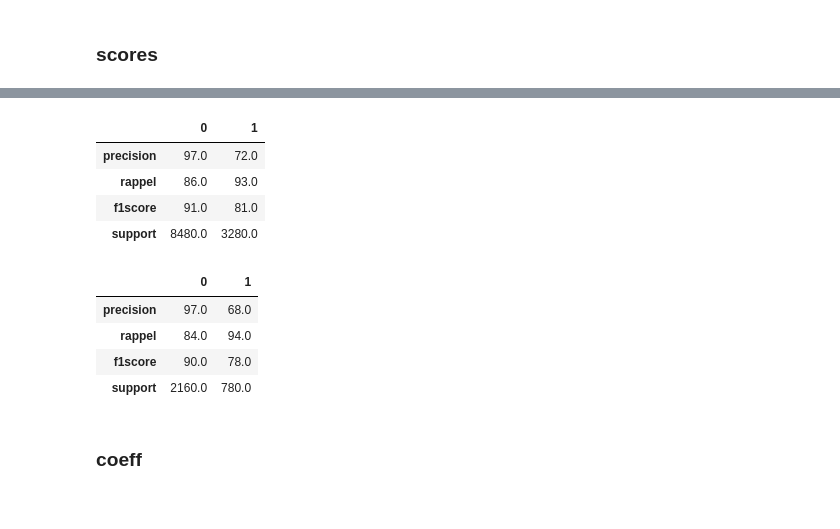
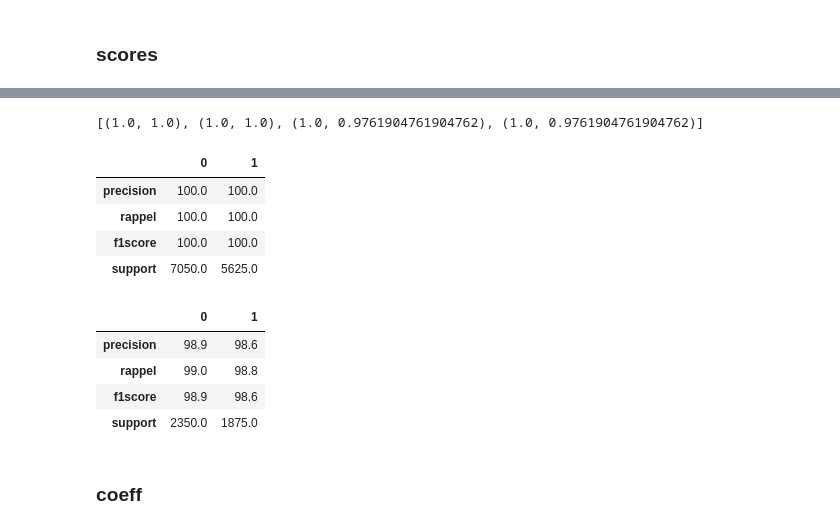
Before and after one commit to lhericourt/adn_circulant, a Jupyter notebook: notebooks/analyse_cv_results.ipynb, the cells around one changed output, grey strips where cells are left out. Drawn from its saved outputs; the diff is of its cells as text; code cells hidden in the pictures.

```diff
--- a/notebooks/analyse_cv_results.ipynb
+++ b/notebooks/analyse_cv_results.ipynb
@@ -76 +76,3 @@ nb_features = 92
 features_name = [x[0] for x in c.most_common()[:nb_features]]
+# %%
+features_name = [x.replace('zscore', 'ratio') for x in features_name]
@@ -80,5 +104,5 @@ features_name = [x[0] for x in c.most_common()[:nb_features]]
 from sklearn.linear_model import LogisticRegression
 from sklearn.model_selection import cross_val_score
 # %%
-X = pickle.load(open(Path('..') / 'features' / 'X.pkl', 'rb'))
-y = pickle.load(open(Path('..') / 'features' / 'y.pkl', 'rb'))
+X = pickle.load(open(Path('..') / 'features' / 'score2' / 'X.pkl', 'rb'))
+y = pickle.load(open(Path('..') / 'features' / 'score2' / 'y.pkl', 'rb'))
@@ -96,3 +126,0 @@ print(len([x for x in y if x ==0]))
-# %%
-lr = LogisticRegression(class_weight='balanced', C=1)
-cv_score = cross_val_score(lr, X_light, y, cv=5)
@@ -112,27 +158,18 @@ from sklearn.metrics import accuracy_score, precision_recall_fscore_support
 # %%
-nb_cv = 5
-class_weight = {0: 1, 1: 2}
+nb_cv = 4
 skf = StratifiedKFold(n_splits=nb_cv)
 accuracy = []
 models = []
 train_score, test_score = [], []
+models = []
 
 for i, (idx_train, idx_test) in enumerate(skf.split(X_light, y)):
-    lr = LogisticRegression(C=1, class_weight='balanced')
-    lr.fit(X_light.loc[idx_train, :], np.array(y)[idx_train])
-    y_train_pred = lr.predict(X_light.loc[idx_train, :])
+    train_acc, train_scores, test_acc, test_scores, lr = compute_one_CV_scores(X_light, y, idx_train, idx_test)
 
-    train_acc = accuracy_score(y_train_pred, np.array(y)[idx_train])
-    #train_precision, train_recall, train_fscore, train_support = precision_recall_fscore_support(y_train_pred, np.array(y)[idx_train])
-    train_score.append(precision_recall_fscore_support(y_train_pred, np.array(y)[idx_train], labels=[0, 1]))
-
-    y_test_pred = lr.predict(X_light.loc[idx_test, :])
-    test_acc = accuracy_score(y_test_pred, np.array(y)[idx_test])
-    #test_precision, test_recall, test_fscore, test_support = precision_recall_fscore_support(y_test_pred, np.array(y)[idx_test])
-    test_score.append(precision_recall_fscore_support(y_test_pred, np.array(y)[idx_test]))
-
+    models.append(lr)
+    train_score.append(train_scores)
+    test_score.append(test_scores)
     accuracy.append((train_acc, test_acc))
-    models.append(lr)
 # %% [markdown]
 ### scores
 # %%
@@ -145,22 +182,26 @@ test     86.4
 dtype: float64
+# %%
+accuracy
+# %% [output]
+[(1.0, 1.0), (1.0, 1.0), (1.0, 0.9761904761904762), (1.0, 0.9761904761904762)]
 # %%
-mean_train_score = np.round(100 * np.sum(train_score, axis=0) / 5)
+mean_train_score = np.round(100 * np.sum(train_score, axis=0) / nb_cv, 1)
 pd.DataFrame(mean_train_score, columns=[0, 1], index= ['precision', 'rappel', 'f1score', 'support'])
 # %% [output]
 |  | 0 | 1 |
-| precision | 97.0 | 72.0 |
-| rappel | 86.0 | 93.0 |
-| f1score | 91.0 | 81.0 |
-| support | 8480.0 | 3280.0 |
+| precision | 100.0 | 100.0 |
+| rappel | 100.0 | 100.0 |
+| f1score | 100.0 | 100.0 |
+| support | 7050.0 | 5625.0 |
 # %%
-mean_test_score = np.round(100 * np.sum(test_score, axis=0) / 5)
+mean_test_score = np.round(100 * np.sum(test_score, axis=0) / nb_cv, 1)
 pd.DataFrame(mean_test_score, columns=[0, 1], index= ['precision', 'rappel', 'f1score', 'support'])
 # %% [output]
 |  | 0 | 1 |
-| precision | 97.0 | 68.0 |
-| rappel | 84.0 | 94.0 |
-| f1score | 90.0 | 78.0 |
-| support | 2160.0 | 780.0 |
+| precision | 98.9 | 98.6 |
+| rappel | 99.0 | 98.8 |
+| f1score | 98.9 | 98.6 |
+| support | 2350.0 | 1875.0 |
 # %% [markdown]
 ### coeff
 # %%
```
Also changed, not shown: parts of 27 cells of this notebook, 1 other file.
